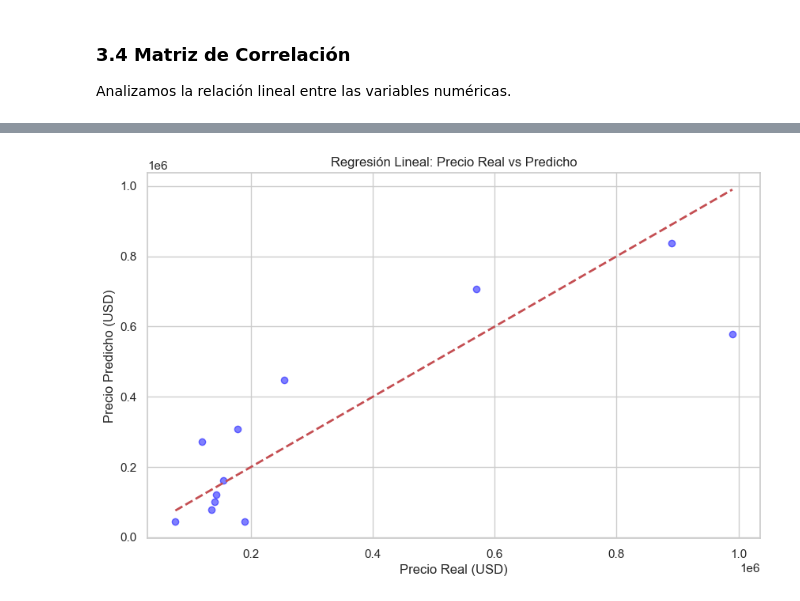
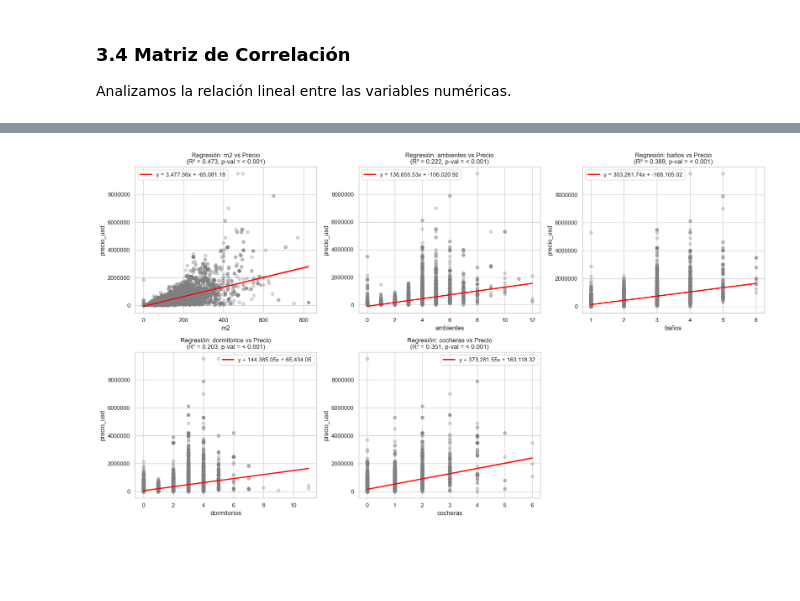
Before and after one commit to Lautaroogh/Real-State-Capital-Federal-Argentina, a Jupyter notebook: notebooks/analisis.ipynb, the cells around one changed output, grey strips where cells are left out. Cells and saved outputs as stored; diff of their text form; code cells hidden in the pictures; blank space fills up the shorter version.

Commit message:
Updeated de scraper y regresion lineal

```diff
--- a/notebooks/analisis.ipynb
+++ b/notebooks/analisis.ipynb
@@ -63,7 +64,7 @@ df_clean['ubicación'] = df_clean['location']
 
 df_clean['baños'] = df_clean['baños'].replace(0,1)
 
-cols_finales = ['precio_usd', 'ubicación', 'm2', 'ambientes', 'dormitorios', 'baños', 'cocheras']
+cols_finales = ['precio_usd', 'ubicación', 'm2', 'ambientes', 'dormitorios', 'baños', 'cocheras', 'expensas', 'url']
 df_clean = df_clean[cols_finales].fillna(0)
 
 df_clean.head()
@@ -224,65 +251,37 @@ Predicción del precio de propiedades utilizando regresión lineal.
 # %%
-from sklearn.model_selection import train_test_split
-from sklearn.metrics import r2_score, mean_absolute_error, mean_squared_error
-from sklearn.linear_model import LinearRegression
-import numpy as np
-import matplotlib.pyplot as plt
-import seaborn as sns
-
-# 1. Selección de Variables
-features = ['m2', 'ambientes', 'baños', 'dormitorios', 'cocheras']
+# Regresion Lineal Simple con R2 y p-value
+variables = ['m2', 'ambientes', 'baños', 'dormitorios', 'cocheras']
 target = 'precio_usd'
 
-X = df_clean[features]
-y = df_clean[target]
+fig, axes = plt.subplots(nrows=2, ncols=3, figsize=(18, 10))
+axes = axes.flatten()
 
-# 2. División en Train y Test (80% train, 20% test)
-X_train, X_test, y_train, y_test = train_test_split(X, y, test_size=0.2, random_state=42)
+for i, var in enumerate(variables):
+    X_simple = sm.add_constant(df_clean[[var]])
+    y = df_clean[target]
 
-print(f"Datos de entrenamiento: {X_train.shape}")
-print(f"Datos de prueba: {X_test.shape}")
+    model_simple = sm.OLS(y, X_simple).fit()
 
-# 3. Entrenamiento del Modelo
-model = LinearRegression()
-model.fit(X_train, y_train)
+    intercepto = model_simple.params['const']
+    pendiente = model_simple.params[var]
+    r2 = model_simple.rsquared
 
-# 4. Evaluación
-y_pred = model.predict(X_test)
+    # Extraer el p-value de la variable independiente (no de la constante)
+    p_valor = model_simple.pvalues[var]
 
-r2 = r2_score(y_test, y_pred)
-mae = mean_absolute_error(y_test, y_pred)
-rmse = np.sqrt(mean_squared_error(y_test, y_pred))
+    # Formatear el p-value para que sea legible
+    p_texto = f"{p_valor:.3f}" if p_valor >= 0.001 else "< 0.001"
 
-# 5. Resultados
-print("\n--- Resultados del Modelo ---")
-print(f"R² Score: {r2:.4f}")
-print(f"MAE: USD {mae:,.2f}")
-print(f"RMSE: USD {rmse:,.2f}")
+    sns.regplot(ax=axes[i], x=var, y=target, data=df_clean,
+                scatter_kws={'alpha':0.3, 'color':'gray'},
+                line_kws={'color':'red', 'label':f'y = {pendiente:,.2f}x + {intercepto:,.2f}'})
 
-# 6. Coeficientes
-print("\n--- Coeficientes ---")
-for feature, coef in zip(features, model.coef_):
-    print(f"{feature}: {coef:,.2f}")
-print(f"Intercepto: {model.intercept_:,.2f}")
+    # Añadir p-value al título
+    axes[i].set_title(f'Regresión: {var} vs Precio\n(R² = {r2:.3f}, p-val = {p_texto})')
+    axes[i].legend()
+    axes[i].ticklabel_format(style='plain', axis='y')
 
-# 7. Visualización
-sns.set_style("whitegrid")
-
-# Gráfico Real vs Predicho
-plt.figure(figsize=(10, 6))
-plt.scatter(y_test, y_pred, alpha=0.5, color='blue')
-plt.plot([y_test.min(), y_test.max()], [y_test.min(), y_test.max()], 'r--', lw=2)
-plt.xlabel('Precio Real (USD)')
-plt.ylabel('Precio Predicho (USD)')
-plt.title('Regresión Lineal: Precio Real vs Predicho')
+fig.delaxes(axes[5])
+plt.tight_layout()
 plt.show()
-
-# Distribución de Residuos
-residuals = y_test - y_pred
-plt.figure(figsize=(10, 6))
-sns.histplot(residuals, kde=True, color='purple')
-plt.xlabel('Residuos (Real - Predicho)')
-plt.ylabel('Frecuencia')
-plt.title('Distribución de los Errores (Residuos)')
-plt.show()
 # %% [output]
@@ -304 +288 @@ Intercepto: -170,553.85
-[figure, old version]
+[figure, new version]
```
Also changed, not shown: parts of 15 cells of this notebook, 3 other files.
